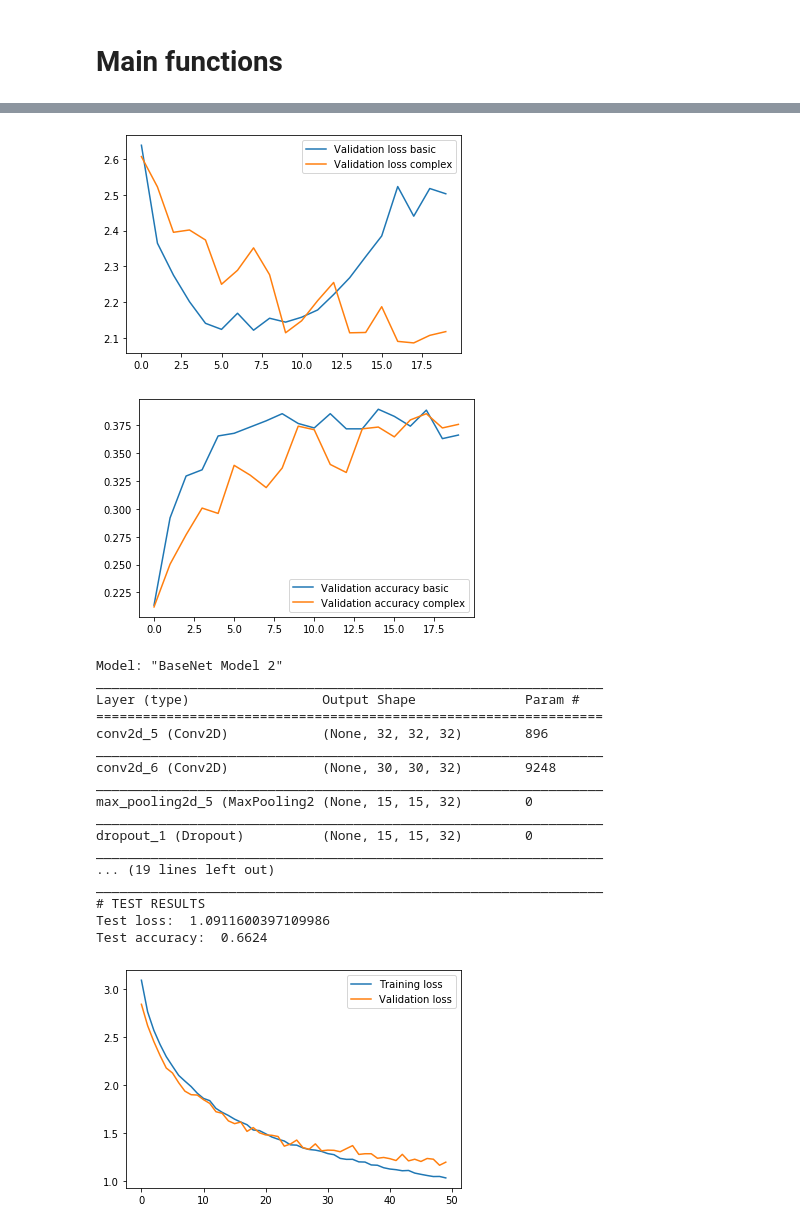
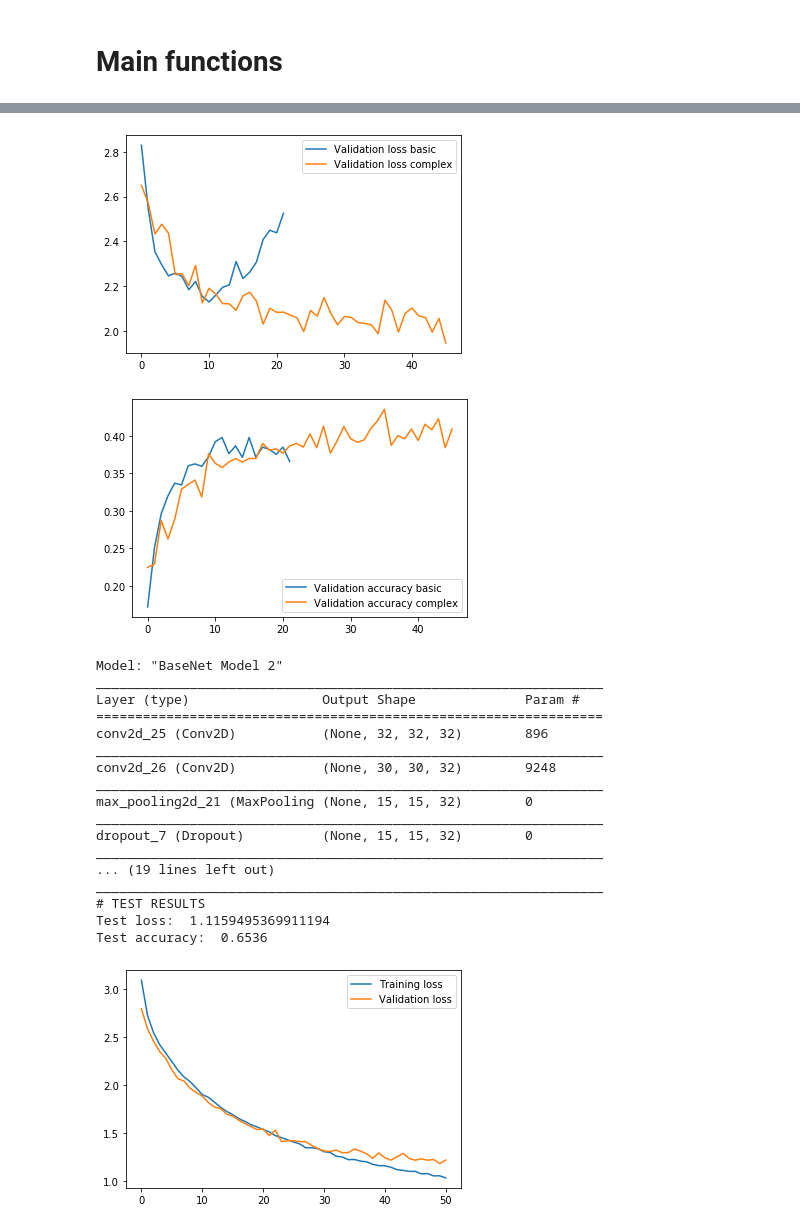
Before and after one commit to Ludvins/DGIIM_VC, a Jupyter notebook: Practica 2/Cifar.ipynb, the cells around one changed output, grey strips where cells are left out. Saved outputs shown, nothing was run; the diff lists cells and outputs as text; code cells hidden in the pictures.

Commit message:
Added EarlyStopping

```diff
--- a/Practica 2/Cifar.ipynb
+++ b/Practica 2/Cifar.ipynb
@@ -173,7 +171,7 @@ def base_net_model2(name = 'BaseNet Model 2'):
 # %% [markdown]
 ## Train function
 # %%
-def train_and_evaluate(model, data_generator, batch_size, epochs, verbose = 0):
+def train_and_evaluate(model, data_generator, batch_size, epochs = 100, verbose = 0):
 
     model.compile(
         loss = keras.losses.categorical_crossentropy,
@@ -187,12 +185,13 @@ def train_and_evaluate(model, data_generator, batch_size, epochs, verbose = 0):
     datagen.standardize(x_test)
 
     h = model.fit_generator(
-                datagen.flow(x_train, y_train, batch_size, subset='training'),
+                generator = datagen.flow(x_train, y_train, batch_size, subset='training'),
                 steps_per_epoch = len(x_train)*0.9/batch_size,
                 epochs = epochs,
                 validation_data = datagen.flow(x_train, y_train, batch_size, subset='validation'),
                 validation_steps = len(x_train)*0.1/batch_size,
-                verbose = verbose
+                verbose = verbose,
+                callbacks = [EarlyStopping(monitor = 'val_acc', patience = 10, restore_best_weights = True)]
                 )
     evaluate(model, x_test, y_test)
     return h
@@ -202,7 +201,8 @@ def train_and_evaluate(model, data_generator, batch_size, epochs, verbose = 0):
 # Ejercicio 1
 m1 = base_net_model()
 m1.summary()
-h1 = train_and_evaluate(m1, basic_data_generator, 32, 20)
+h1 = train_and_evaluate(m1, basic_data_generator, 32)
+show_evolution(h1)
 # %% [output]
 Model: "BaseNet Model"
 _________________________________________________________________
@@ -224,13 +226,13 @@ Test accuracy:  0.3948
 # %%
 # Ejercicio 2
 m2 = base_net_model()
-h2 = train_and_evaluate(m2, complex_data_generator, 32, 20)
+h2 = train_and_evaluate(m2, complex_data_generator, 32)
 
 compare_evolution([h1, h2], ["basic", "complex"])
 
 m3 = base_net_model2()
 m3.summary()
-h3 = train_and_evaluate(m3, complex_data_generator, 128, 50)
+h3 = train_and_evaluate(m3, complex_data_generator, 128)
 
 show_evolution(h3)
 # %% [output]
@@ -240,20 +242,20 @@ Test accuracy:  0.4308
-[figure, old version]
+[figure, new version]
-[figure, old version]
+[figure, new version]
 Model: "BaseNet Model 2"
 _________________________________________________________________
 Layer (type)                 Output Shape              Param #
 =================================================================
-conv2d_5 (Conv2D)            (None, 32, 32, 32)        896
+conv2d_25 (Conv2D)           (None, 32, 32, 32)        896
 _________________________________________________________________
-conv2d_6 (Conv2D)            (None, 30, 30, 32)        9248
+conv2d_26 (Conv2D)           (None, 30, 30, 32)        9248
 _________________________________________________________________
-max_pooling2d_5 (MaxPooling2 (None, 15, 15, 32)        0
+max_pooling2d_21 (MaxPooling (None, 15, 15, 32)        0
 _________________________________________________________________
-dropout_1 (Dropout)          (None, 15, 15, 32)        0
+dropout_7 (Dropout)          (None, 15, 15, 32)        0
 _________________________________________________________________
 ... (19 lines left out)
 _________________________________________________________________
 # TEST RESULTS
-Test loss:  1.0911600397109986
-Test accuracy:  0.6624
+Test loss:  1.1159495369911194
+Test accuracy:  0.6536
-[figure, old version]
+[figure, new version]
```
Also changed, not shown: parts of 3 cells of this notebook.
